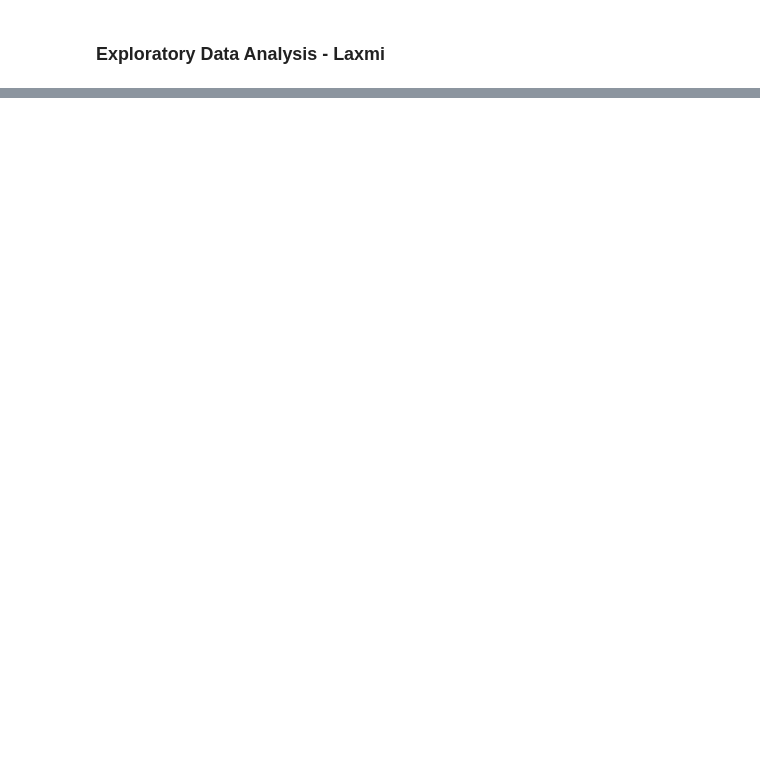
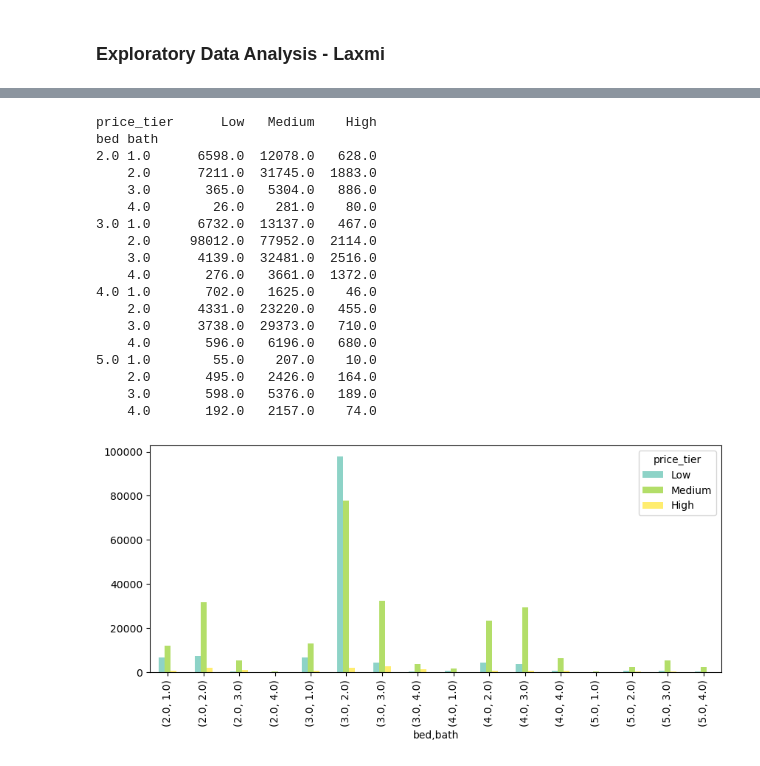
Before and after one commit to oxayavongsa/aai-501-final-team-4, a Jupyter notebook: Final Team 4 Real Estate.ipynb, the cells around one changed output, grey strips where cells are left out. Saved outputs shown, nothing was run; the diff lists cells and outputs as text; code cells hidden in the pictures; blank space fills up the shorter version.

```diff
--- a/Final Team 4 Real Estate.ipynb
+++ b/Final Team 4 Real Estate.ipynb
@@ -53,0 +295,33 @@ None
+# %%
+# Plot distribution of price tier by number of beds and baths
+
+# Group data by bed, bath and price tier
+grouped = df_no_outliers.groupby(['bed', 'bath', 'price_tier']).size().reset_index(name='count')
+
+# Create and print pivot table
+pivot_table = pd.pivot_table(grouped, values='count', index=['bed', 'bath'], columns=['price_tier'])
+print(pivot_table)
+
+# Plot bar chart for pivot table
+pivot_table.plot(kind='bar', figsize=(10,4), colormap='Set3')
+plt.show()
+# %% [output]
+price_tier      Low   Medium    High
+bed bath
+2.0 1.0      6598.0  12078.0   628.0
+    2.0      7211.0  31745.0  1883.0
+    3.0       365.0   5304.0   886.0
+    4.0        26.0    281.0    80.0
+3.0 1.0      6732.0  13137.0   467.0
+    2.0     98012.0  77952.0  2114.0
+    3.0      4139.0  32481.0  2516.0
+    4.0       276.0   3661.0  1372.0
+4.0 1.0       702.0   1625.0    46.0
+    2.0      4331.0  23220.0   455.0
+    3.0      3738.0  29373.0   710.0
+    4.0       596.0   6196.0   680.0
+5.0 1.0        55.0    207.0    10.0
+    2.0       495.0   2426.0   164.0
+    3.0       598.0   5376.0   189.0
+    4.0       192.0   2157.0    74.0
+[figure, added]
```
Also changed, not shown: parts of 15 cells of this notebook.
